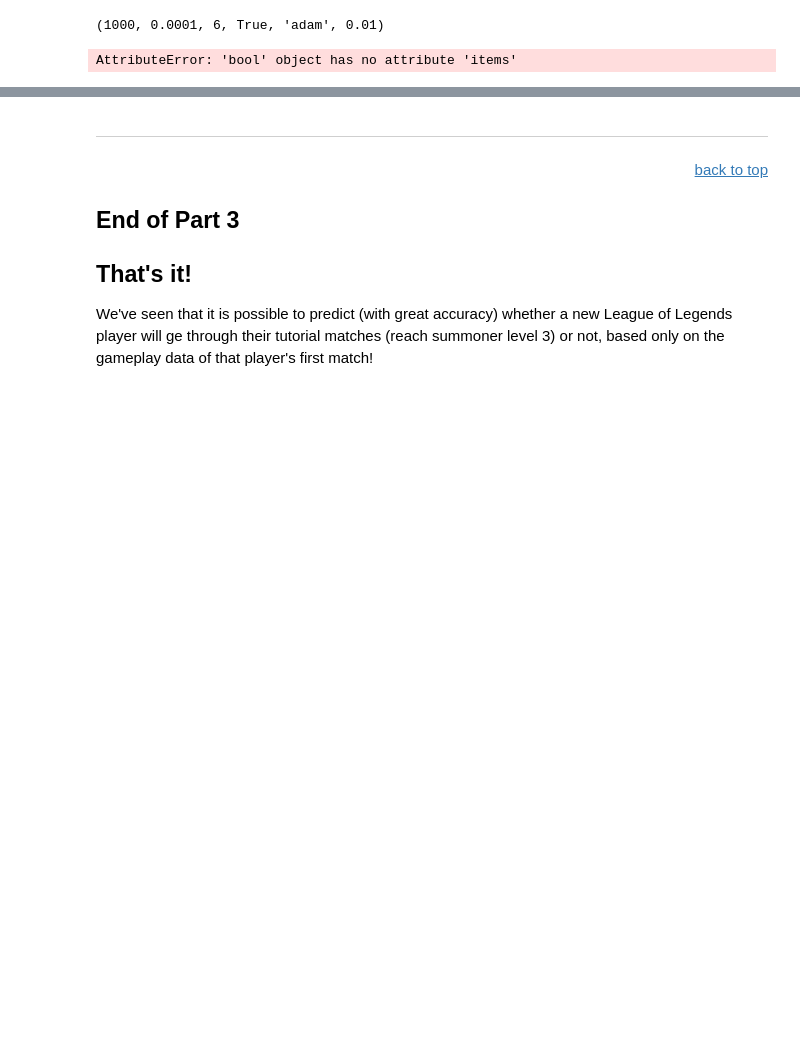
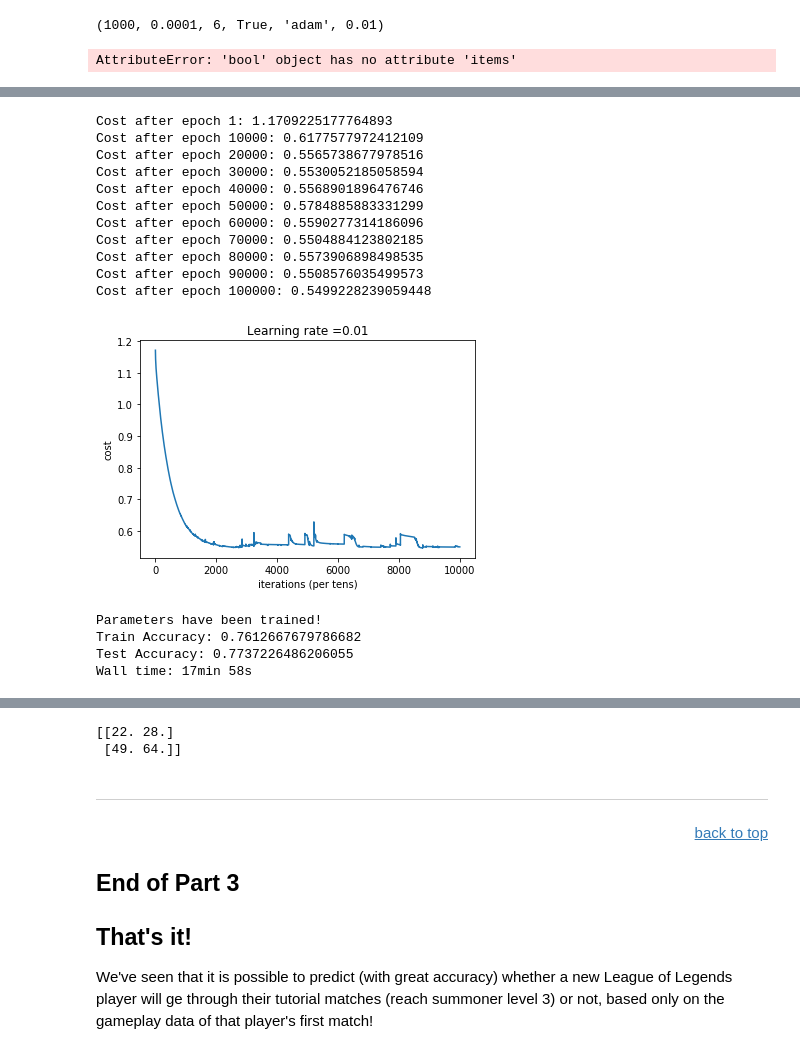
Before and after one commit to dskarbrevik/League-of-Legends-Churn-Prediction, a Jupyter notebook: LoL Churn Predictor [Part 3 - Data Modeling].ipynb, the cells around one changed output, grey strips where cells are left out. Drawn from its saved outputs; the diff is of its cells as text; code cells hidden in the pictures; blank space fills up the shorter version.

```diff
--- a/LoL Churn Predictor [Part 3 - Data Modeling].ipynb
+++ b/LoL Churn Predictor [Part 3 - Data Modeling].ipynb
@@ -1503,0 +1600,47 @@ Wall time: 2h 23min 38s
+# %%
+%%notify -m "Neural network training complete!"
+%%time
+
+# seed for reproducibility
+tf.set_random_seed(2)
+
+# choose your parameters
+num_layers = 4
+nodes_in_layer = [50,25,12,1]
+num_epochs= 100000
+learning_rate = 0.01
+L2_regularization = True
+optimizer = "gradient descent"
+hypertune_mode = True
+save_plot = False
+
+hypertune["num_epochs"].append(num_epochs)
+hypertune["learning_rate"].append(learning_rate)
+hypertune["num_layers"].append(num_layers)
+hypertune["L2_reg"].append(L2_regularization)
+hypertune["optimizer"].append(optimizer)
+
+# train and test the network
+_, train_accuracy, test_accuracy = neural_network(X_train_network, Y_train_network, X_test_network, Y_test_network,
+                                                  num_layers, nodes_in_layer, num_epochs, learning_rate, L2 = L2_regularization,
+                                                  optimization=optimizer, hypertune_mode = hypertune_mode, save_loss_plot = save_plot)
+
+hypertune["train_accuracy"].append(train_accuracy)
+hypertune["test_accuracy"].append(test_accuracy)
+# %% [output]
+Cost after epoch 1: 1.1709225177764893
+Cost after epoch 10000: 0.6177577972412109
+Cost after epoch 20000: 0.5565738677978516
+Cost after epoch 30000: 0.5530052185058594
+Cost after epoch 40000: 0.5568901896476746
+Cost after epoch 50000: 0.5784885883331299
+Cost after epoch 60000: 0.5590277314186096
+Cost after epoch 70000: 0.5504884123802185
+Cost after epoch 80000: 0.5573906898498535
+Cost after epoch 90000: 0.5508576035499573
+Cost after epoch 100000: 0.5499228239059448
+[figure, added]
+Parameters have been trained!
+Train Accuracy: 0.7612667679786682
+Test Accuracy: 0.7737226486206055
+Wall time: 17min 58s
@@ -1504,3 +1648,15 @@ Wall time: 2h 23min 38s
+# %%
+# Creates a graph.
+a = tf.constant([1.0, 2.0, 3.0, 4.0, 5.0, 6.0], shape=[2, 3], name='a')
+b = tf.constant([1.0, 2.0, 3.0, 4.0, 5.0, 6.0], shape=[3, 2], name='b')
+c = tf.matmul(a, b)
+# Creates a session with log_device_placement set to True.
+sess = tf.Session(config=tf.ConfigProto(log_device_placement=True))
+# Runs the op.
+print(sess.run(c))
+# %% [output]
+[[22. 28.]
+ [49. 64.]]
 # %% [markdown]
 ***
 # %% [markdown]
```
Also changed, not shown: parts of 4 cells of this notebook, 1 other file.
